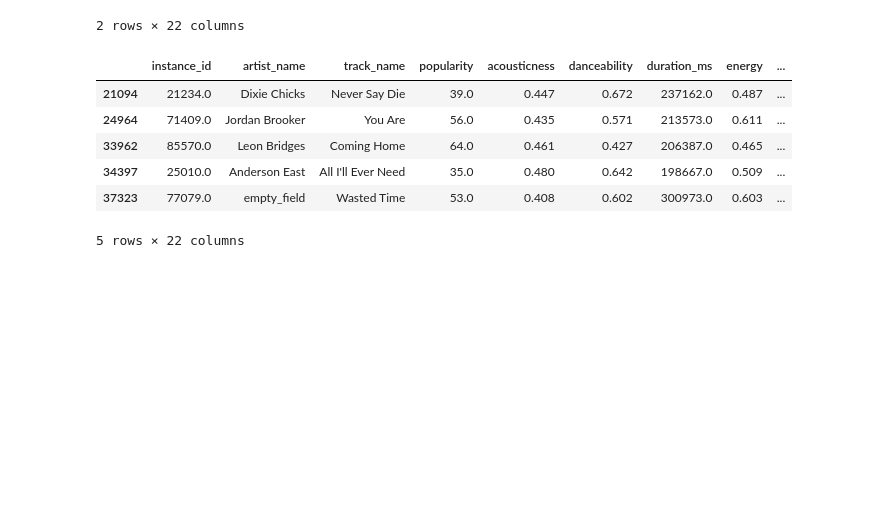
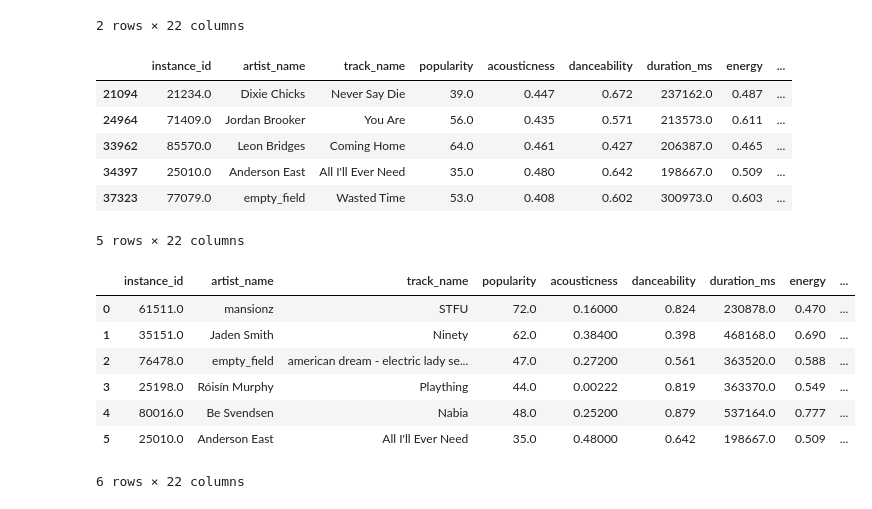
Before and after one commit to lcscaio77/design-of-experiments, a Jupyter notebook: source/data_extraction/Spotify.ipynb, the cells around one changed output. Saved outputs shown, nothing was run; the diff lists cells and outputs as text; code cells hidden in the pictures; blank space fills up the shorter version.

```diff
--- a/source/data_extraction/Spotify.ipynb
+++ b/source/data_extraction/Spotify.ipynb
@@ -246,3 +246,22 @@ data_selection_5
 | 34397 | 25010.0 | Anderson East | All I'll Ever Need | 35.0 | 0.480 | 0.642 | 198667.0 | 0.509 | ... |
 | 37323 | 77079.0 | empty_field | Wasted Time | 53.0 | 0.408 | 0.602 | 300973.0 | 0.603 | ... |
 5 rows × 22 columns
+# %%
+n = 6
+data_for_experience = []
+
+for i in range(n):
+    df = globals()[f"data_selection_{i}"]
+    data_for_experience.append(df.sample(n=1))
+
+data_for_experience = pd.concat(data_for_experience, ignore_index=True)
+data_for_experience.head(n)
+# %% [output]
+|  | instance_id | artist_name | track_name | popularity | acousticness | danceability | duration_ms | energy | ... |
+| 0 | 61511.0 | mansionz | STFU | 72.0 | 0.16000 | 0.824 | 230878.0 | 0.470 | ... |
+| 1 | 35151.0 | Jaden Smith | Ninety | 62.0 | 0.38400 | 0.398 | 468168.0 | 0.690 | ... |
+| 2 | 76478.0 | empty_field | american dream - electric lady se... | 47.0 | 0.27200 | 0.561 | 363520.0 | 0.588 | ... |
+| 3 | 25198.0 | Róisín Murphy | Plaything | 44.0 | 0.00222 | 0.819 | 363370.0 | 0.549 | ... |
+| 4 | 80016.0 | Be Svendsen | Nabia | 48.0 | 0.25200 | 0.879 | 537164.0 | 0.777 | ... |
+| 5 | 25010.0 | Anderson East | All I'll Ever Need | 35.0 | 0.48000 | 0.642 | 198667.0 | 0.509 | ... |
+6 rows × 22 columns
```
